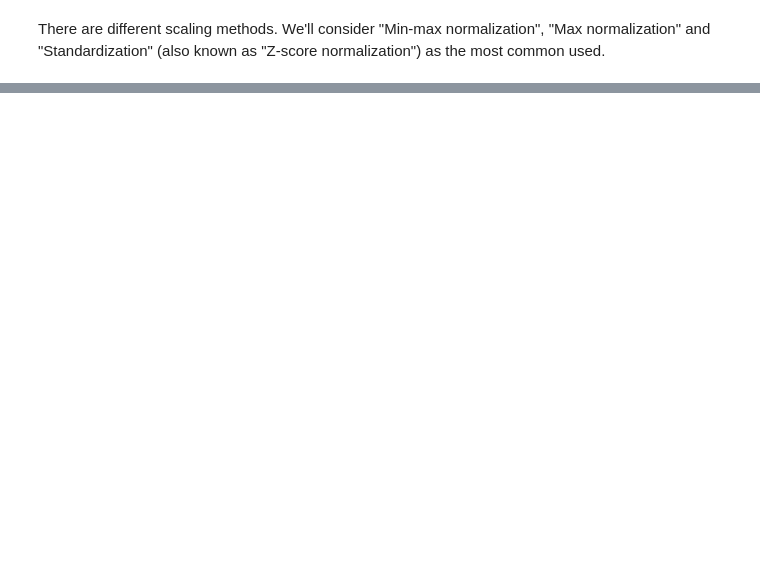
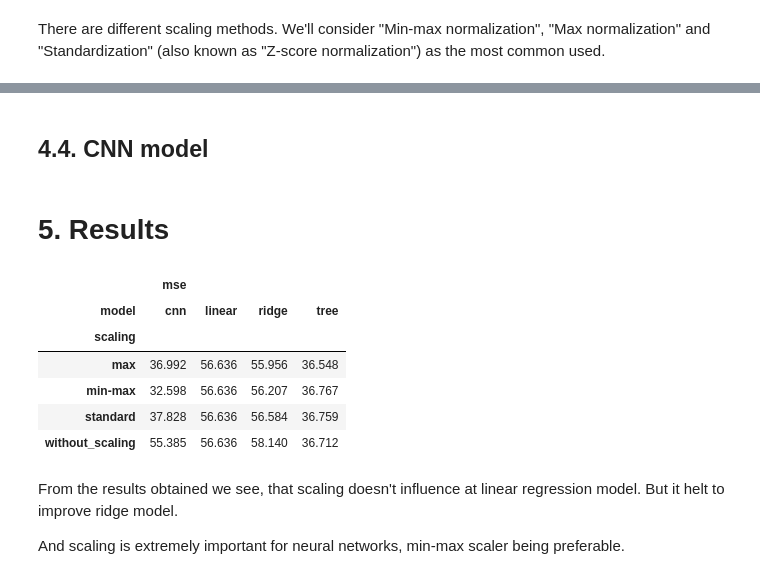
Before and after one commit to ElenaNKn/feature_inportance_methods, a Jupyter notebook: notebook.ipynb, the cells around one changed output, grey strips where cells are left out. Saved outputs shown, nothing was run; the diff lists cells and outputs as text; code cells hidden in the pictures; blank space fills up the shorter version.

```diff
--- a/notebook.ipynb
+++ b/notebook.ipynb
@@ -503,0 +180,6 @@ Dependence of MSE from penalty coefficients for Ridge regression with standardiz
+# %%
+for s in scalings:
+    rlr = Ridge(random_state=42)
+    rlr.fit(x[s], y)
+    mse = np.sqrt(mean_squared_error(rlr.predict(x_val[s]), y_val))
+    scores.append(('ridge', s, mse))
@@ -503,0 +188,8 @@ Dependence of MSE from penalty coefficients for Ridge regression with standardiz
+# %%
+for s in scalings:
+    dt = DecisionTreeRegressor(random_state=42)
+    dt.fit(x[s], y)
+    mse = np.sqrt(mean_squared_error(dt.predict(x_val[s]), y_val))
+    scores.append(('tree', s, mse))
+# %% [markdown]
+## 4.4. CNN model
@@ -503,0 +203,41 @@ Dependence of MSE from penalty coefficients for Ridge regression with standardiz
+# %%
+n_inputs = df_train.shape[1]
+n_outputs = 1
+
+loss = 'mse'
+optimizer = Adam(learning_rate=0.01)
+
+# settingt the seed
+seed(0)
+set_random_seed(0)
+# %%
+for s in scalings:
+    model = Sequential()
+    model.add(Dense(128, input_dim=n_inputs, kernel_initializer='he_uniform', activation='relu'))
+    model.add(Dropout(0.2))
+    model.add(Dense(64, kernel_initializer='he_uniform', activation='relu'))
+    model.add(Dense(n_outputs))
+    model.compile(loss=loss, optimizer=optimizer)
+    history = model.fit(x[s], y, verbose = 0, epochs=300)
+    mse = np.sqrt(model.evaluate(x_val[s], y_val, verbose=0))
+    scores.append(('cnn', s, mse))
+# %% [markdown]
+# 5. Results
+# %%
+columns = ['model', 'scaling', 'mse']
+df_scores = pd.DataFrame(scores, columns=columns)
+
+df_scores_pivot = df_scores.pivot(index='scaling', columns=['model'], values=['mse'])
+df_scores_pivot.round(3)
+# %% [output]
+|  | mse |  |  |  |
+| model | cnn | linear | ridge | tree |
+| scaling |  |  |  |  |
+| max | 36.992 | 56.636 | 55.956 | 36.548 |
+| min-max | 32.598 | 56.636 | 56.207 | 36.767 |
+| standard | 37.828 | 56.636 | 56.584 | 36.759 |
+| without_scaling | 55.385 | 56.636 | 58.140 | 36.712 |
+# %% [markdown]
+From the results obtained we see, that scaling doesn't influence at linear regression model. But it helt to improve ridge model.
+
+And scaling is extremely important for neural networks, min-max scaler being preferable.
```
Also changed, not shown: parts of 66 cells of this notebook.
